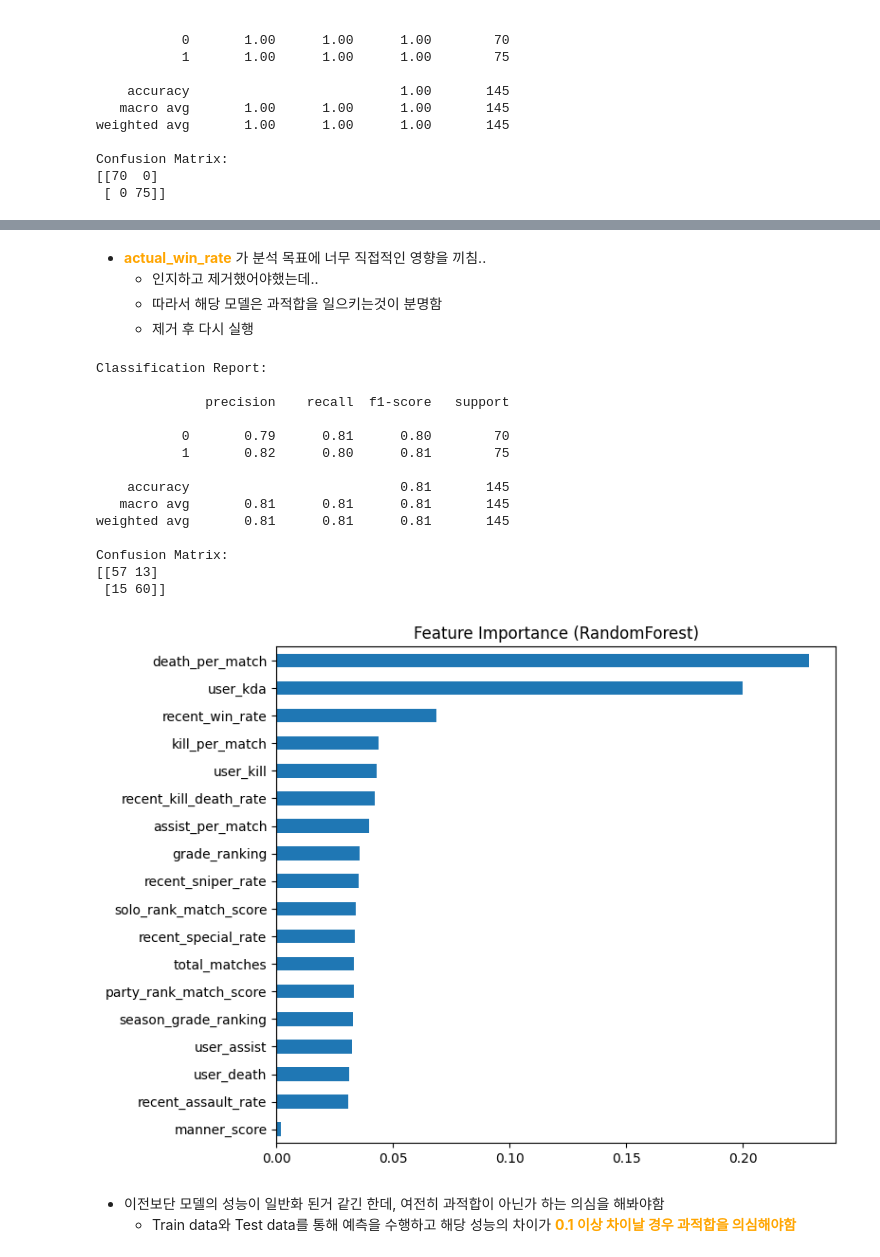
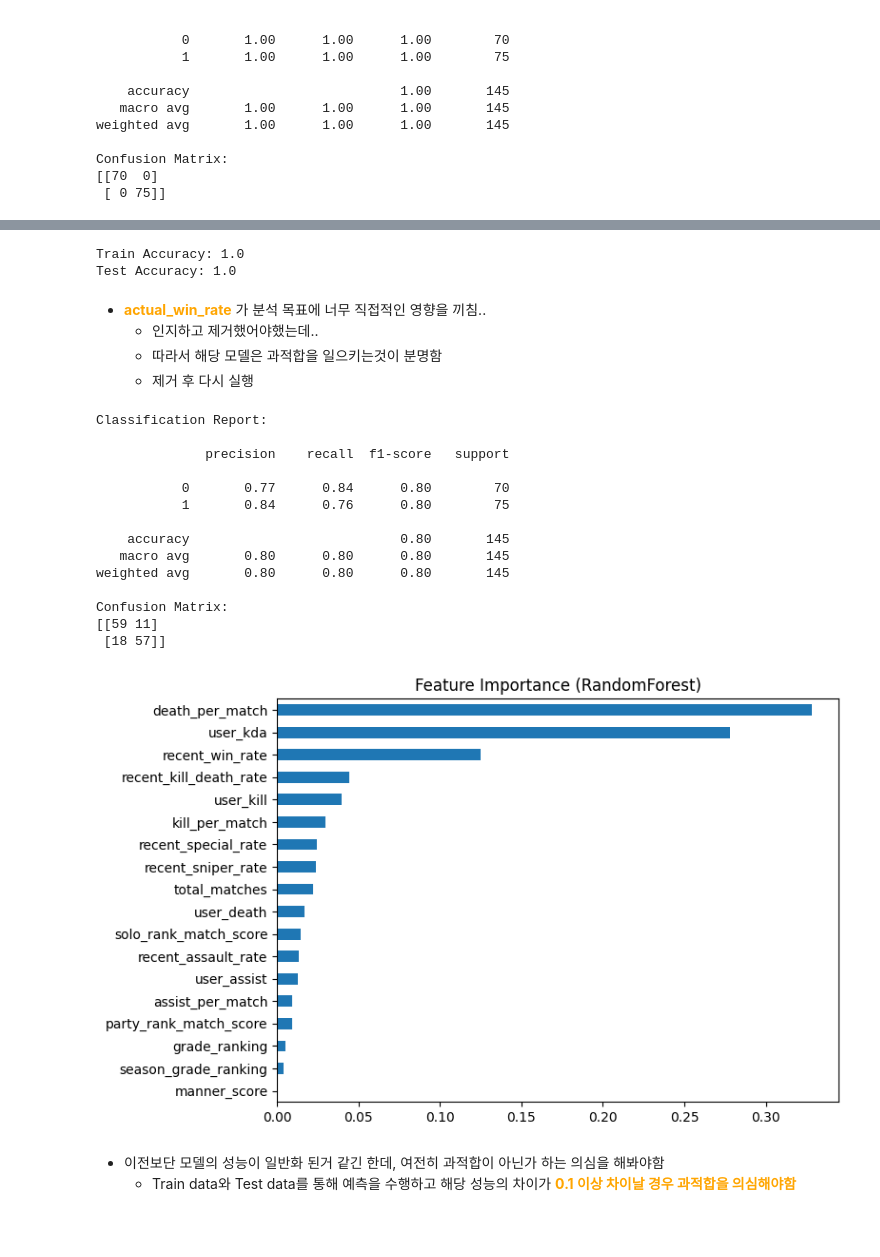
Before and after one commit to pjjongho/NEXON_API, a Jupyter notebook: SA/analysis/data_eda.ipynb, the cells around one changed output, grey strips where cells are left out. Saved outputs shown, nothing was run; the diff lists cells and outputs as text; code cells hidden in the pictures; blank space fills up the shorter version.

```diff
--- a/SA/analysis/data_eda.ipynb
+++ b/SA/analysis/data_eda.ipynb
@@ -208,6 +208,12 @@ X_train, X_test, y_train, y_test = train_test_split(X, y, test_size=0.2, stratif
 # %%
 # model training
 
-model = RandomForestClassifier()
+model = RandomForestClassifier(
+    n_estimators=100,
+    max_depth=3,  # depth를 줄여서 과적합 방지
+    min_samples_leaf=5,
+    random_state=42
+)
+
 model.fit(X_train, y_train)
 # %% [output]
@@ -251,3 +257,16 @@ plt.show()
+# %%
+from sklearn.metrics import f1_score, accuracy_score
+
+# 학습 데이터 예측
+y_train_pred = model.predict(X_train)
+print("Train Accuracy:", f1_score(y_train, y_train_pred))
+
+# 테스트 데이터 예측
+y_test_pred = model.predict(X_test)
+print("Test Accuracy:", f1_score(y_test, y_test_pred))
+# %% [output]
+Train Accuracy: 1.0
+Test Accuracy: 1.0
 # %% [markdown]
 - **<span style="color:orange">actual_win_rate</span>** 가 분석 목표에 너무 직접적인 영향을 끼침..
     - 인지하고 제거했어야했는데..
@@ -274,24 +293,24 @@ Classification Report:
 
               precision    recall  f1-score   support
 
-           0       0.79      0.81      0.80        70
-           1       0.82      0.80      0.81        75
+           0       0.77      0.84      0.80        70
+           1       0.84      0.76      0.80        75
 
-    accuracy                           0.81       145
-   macro avg       0.81      0.81      0.81       145
-weighted avg       0.81      0.81      0.81       145
+    accuracy                           0.80       145
+   macro avg       0.80      0.80      0.80       145
+weighted avg       0.80      0.80      0.80       145
 
 Confusion Matrix:
-[[57 13]
- [15 60]]
+[[59 11]
+ [18 57]]
 # %%
 feature_importance = pd.Series(model.feature_importances_, index=X.columns)
-feature_importance.sort_values(ascending=True).plot(kind='barh', figsize=(8, 6))
+feature_importance.sort_values(ascending=True).plot(kind='barh', figsize=(8, 5))
 plt.title("Feature Importance (RandomForest)")
 plt.tight_layout()
 plt.show()
 # %% [output]
-[figure, old version]
+[figure, new version]
 # %% [markdown]
 - 이전보단 모델의 성능이 일반화 된거 같긴 한데, 여전히 과적합이 아닌가 하는 의심을 해봐야함
     - Train data와 Test data를 통해 예측을 수행하고 해당 성능의 차이가 **<span style="color:orange">0.1 이상 차이날 경우 과적합을 의심해야함</span>**
```
Also changed, not shown: parts of 15 cells of this notebook.
